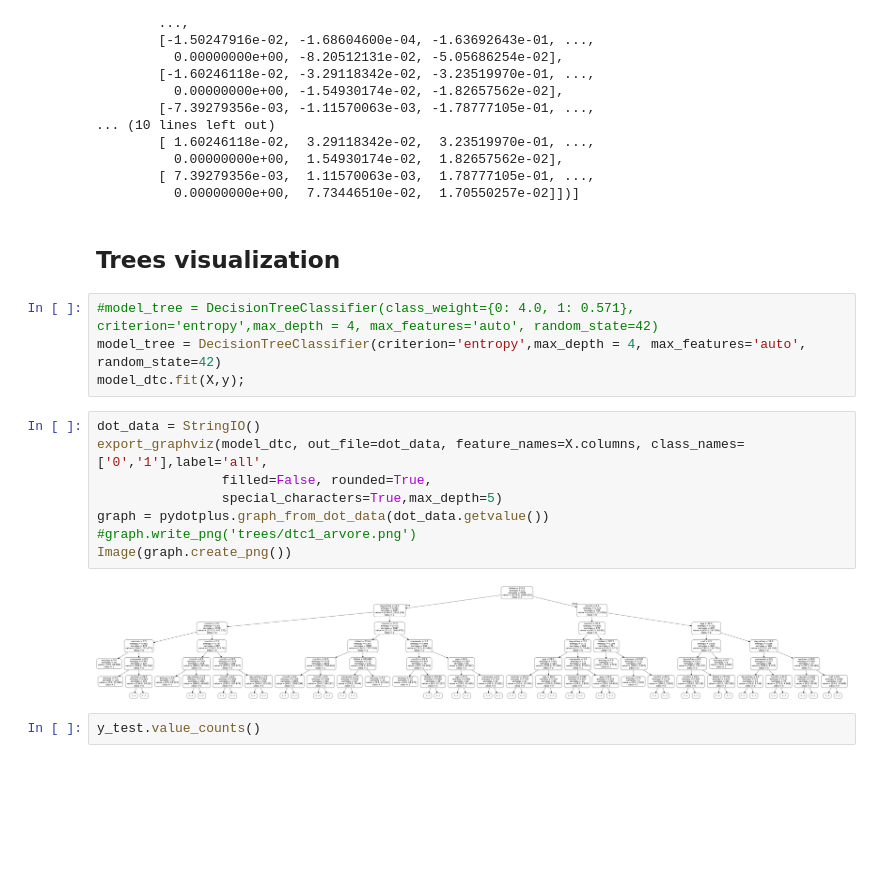
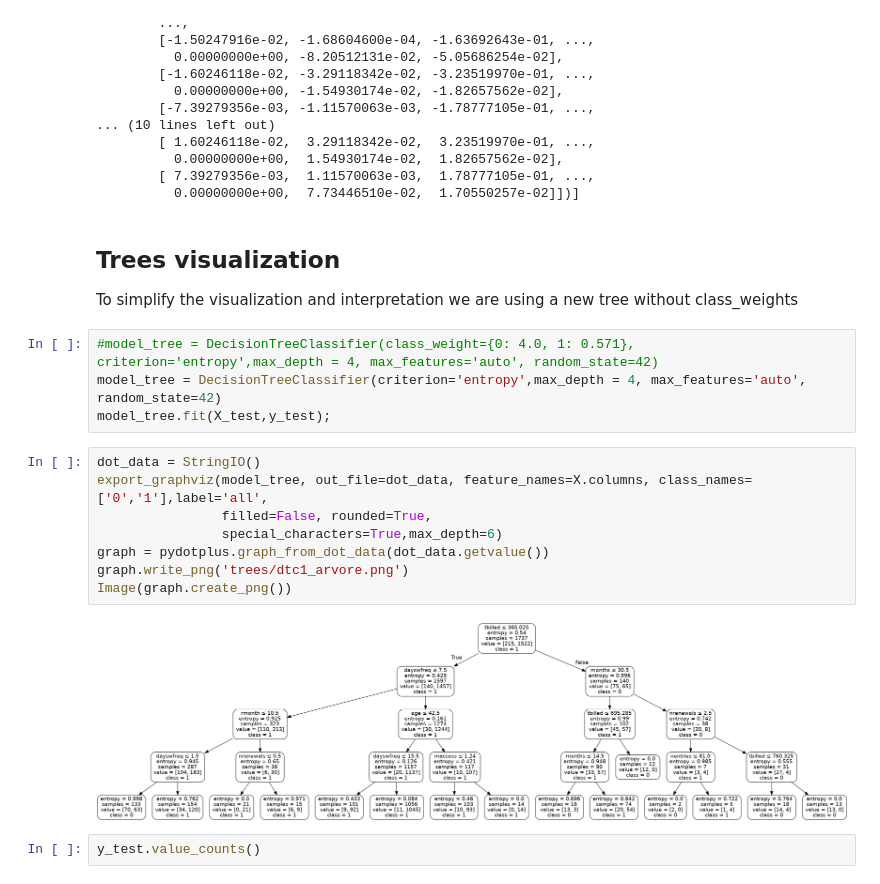
Before and after one commit to pesobreiro/dropoutPredFitness, a Jupyter notebook: 7.dropoutPrediction.ipynb, the cells around one changed output. Cells and saved outputs as stored; diff of their text form; blank space fills up the shorter version.

```diff
--- a/7.dropoutPrediction.ipynb
+++ b/7.dropoutPrediction.ipynb
@@ -1058,22 +1082,24 @@ shap_values
           0.00000000e+00,  1.54930174e-02,  1.82657562e-02],
         [ 7.39279356e-03,  1.11570063e-03,  1.78777105e-01, ...,
           0.00000000e+00,  7.73446510e-02,  1.70550257e-02]])]
-# %% [markdown]
-## Trees visualization
+# %% [markdown]
+## Trees visualization
+
+To simplify the visualization and interpretation we are using a new tree without class_weights
 # %%
 #model_tree = DecisionTreeClassifier(class_weight={0: 4.0, 1: 0.571}, criterion='entropy',max_depth = 4, max_features='auto', random_state=42)
 model_tree = DecisionTreeClassifier(criterion='entropy',max_depth = 4, max_features='auto', random_state=42)
-model_dtc.fit(X,y);
+model_tree.fit(X_test,y_test);
 # %%
 dot_data = StringIO()
-export_graphviz(model_dtc, out_file=dot_data, feature_names=X.columns, class_names=['0','1'],label='all',
+export_graphviz(model_tree, out_file=dot_data, feature_names=X.columns, class_names=['0','1'],label='all',
                 filled=False, rounded=True,
-                special_characters=True,max_depth=5)
+                special_characters=True,max_depth=6)
 graph = pydotplus.graph_from_dot_data(dot_data.getvalue())
-#graph.write_png('trees/dtc1_arvore.png')
+graph.write_png('trees/dtc1_arvore.png')
 Image(graph.create_png())
 # %% [output]
-[figure, old version]
+[figure, new version]
 # %%
 y_test.value_counts()
 # %%
```
Also changed, not shown: parts of 17 cells of this notebook, 1 other file.
